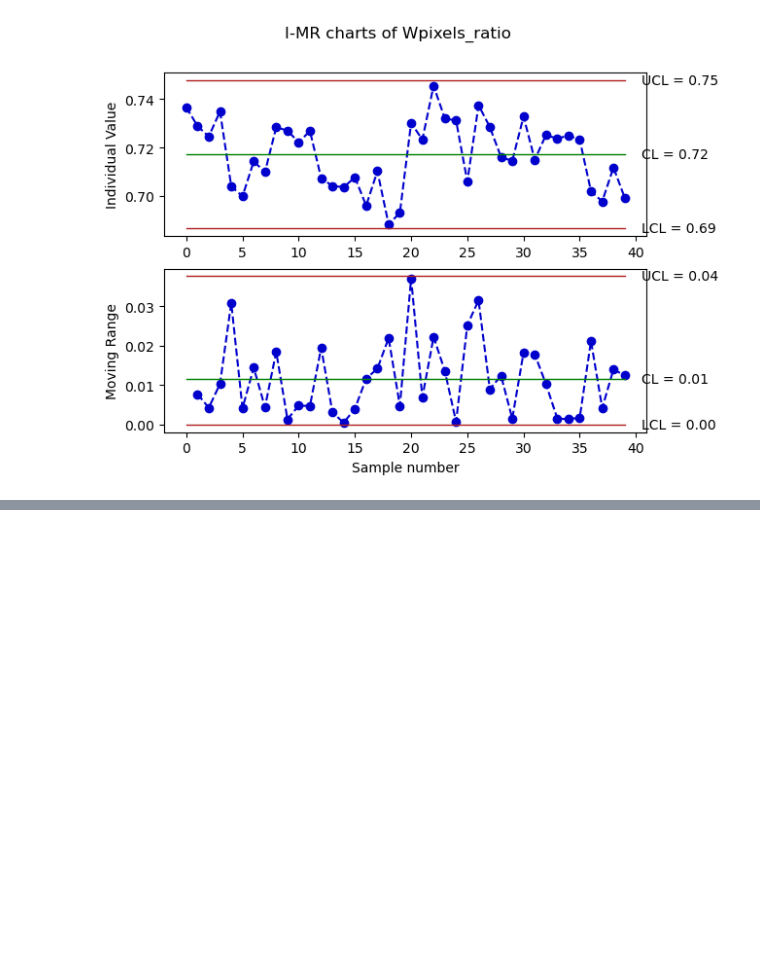
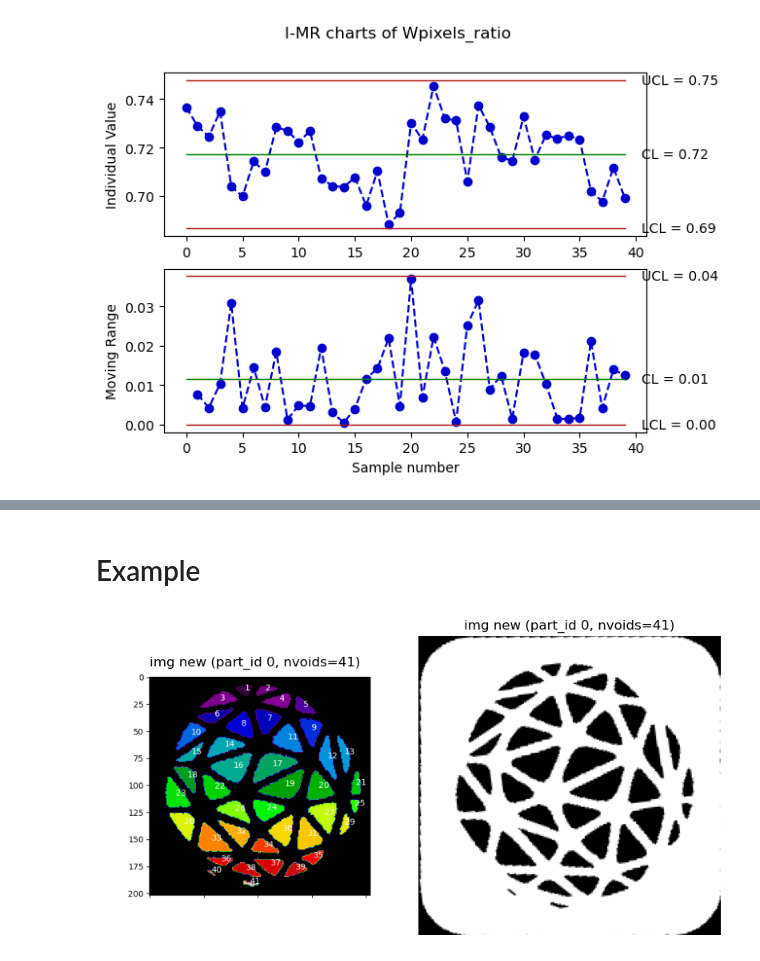
Before and after one commit to abylai11/qda-project, a Jupyter notebook: Python code/Control charts.ipynb, the cells around one changed output, grey strips where cells are left out. Cells and saved outputs as stored; diff of their text form; code cells hidden in the pictures; blank space fills up the shorter version.

```diff
--- a/Python code/Control charts.ipynb
+++ b/Python code/Control charts.ipynb
@@ -84,0 +246,6 @@ data_IMR = qda.ControlCharts.IMR(data,'Wpixels_ratio')
+# %% [markdown]
+# Example
+# %%
+plot_object(0)
+# %% [output]
+[figure, added]
```
Also changed, not shown: parts of 3 cells of this notebook, 1 other file.
